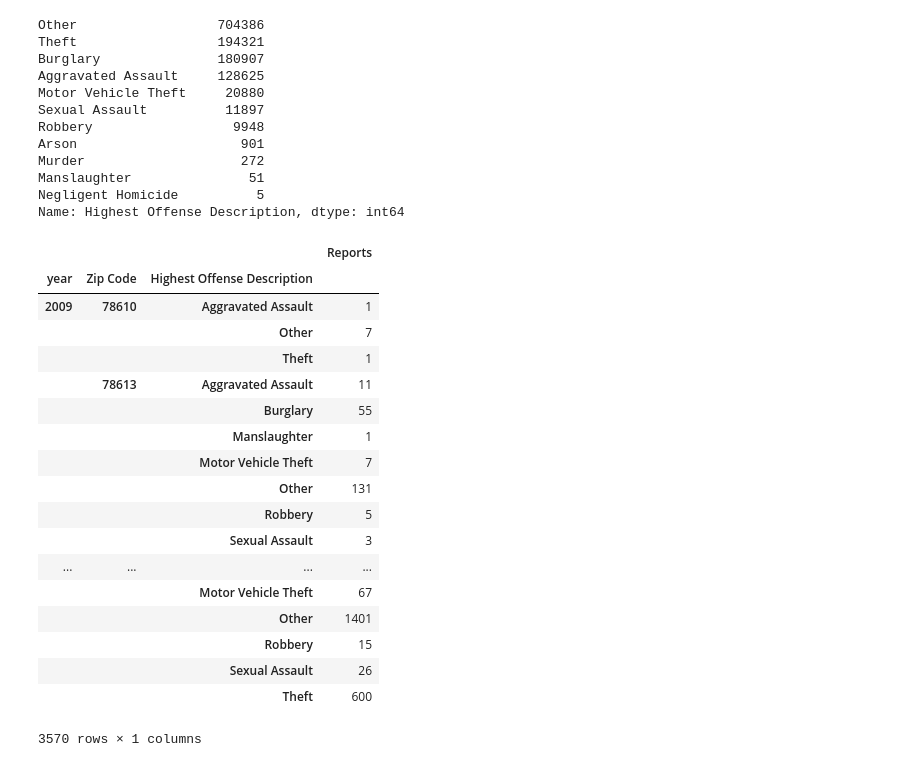
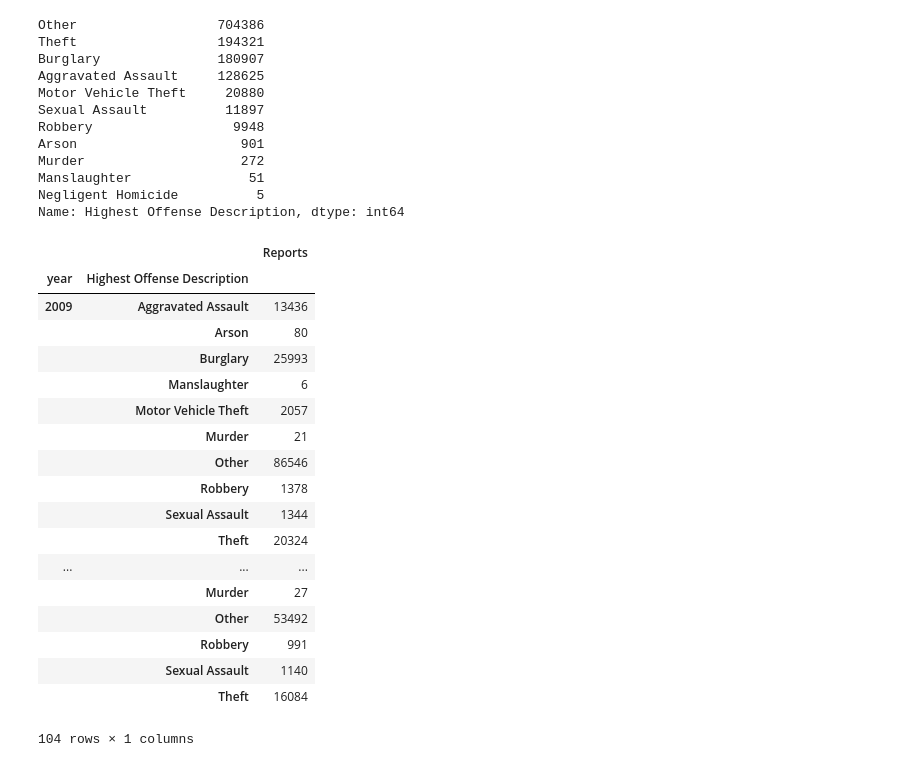
Before and after one commit to AshleyMcGee/atx_crime_analysis, a Jupyter notebook: robert_mcalmon/atx_crime_types.ipynb, the cells around one changed output. Drawn from its saved outputs; the diff is of its cells as text; code cells hidden in the pictures.

Commit message:
Updated atx_crime_types.ipynb to count reports of type per year alone

```diff
--- a/robert_mcalmon/atx_crime_types.ipynb
+++ b/robert_mcalmon/atx_crime_types.ipynb
@@ -430,25 +430,3 @@ Name: Highest Offense Description, dtype: int64
 # %%
 atx_crime_types_df = mdf.groupby(['year', 'Zip Code', 'Highest Offense Description']).count()
 atx_crime_types_df = atx_crime_types_df.rename(columns={'Occurred Date': 'Reports'})
-# %%
-atx_crime_types_df
-# %% [output]
-|  |  |  | Reports |
-| year | Zip Code | Highest Offense Description |  |
-| 2009 | 78610 | Aggravated Assault | 1 |
-|  |  | Other | 7 |
-|  |  | Theft | 1 |
-|  | 78613 | Aggravated Assault | 11 |
-|  |  | Burglary | 55 |
-|  |  | Manslaughter | 1 |
-|  |  | Motor Vehicle Theft | 7 |
-|  |  | Other | 131 |
-|  |  | Robbery | 5 |
-|  |  | Sexual Assault | 3 |
-| ... | ... | ... | ... |
-|  |  | Motor Vehicle Theft | 67 |
-|  |  | Other | 1401 |
-|  |  | Robbery | 15 |
-|  |  | Sexual Assault | 26 |
-|  |  | Theft | 600 |
-3570 rows × 1 columns
@@ -456,0 +433,28 @@ atx_crime_types_df.to_csv('atx_crime_types_2009-2018.csv')
+# %%
+## Now we are collecting number of reports of each type of crime per year
+
+type_years = mdf.groupby(['year', 'Highest Offense Description']).count().drop(labels='Zip Code', axis=1)
+# %%
+type_years = type_years.rename(columns={'Occurred Date': 'Reports'})
+# %%
+type_years
+# %% [output]
+|  |  | Reports |
+| year | Highest Offense Description |  |
+| 2009 | Aggravated Assault | 13436 |
+|  | Arson | 80 |
+|  | Burglary | 25993 |
+|  | Manslaughter | 6 |
+|  | Motor Vehicle Theft | 2057 |
+|  | Murder | 21 |
+|  | Other | 86546 |
+|  | Robbery | 1378 |
+|  | Sexual Assault | 1344 |
+|  | Theft | 20324 |
+| ... | ... | ... |
+|  | Murder | 27 |
+|  | Other | 53492 |
+|  | Robbery | 991 |
+|  | Sexual Assault | 1140 |
+|  | Theft | 16084 |
+104 rows × 1 columns
```
Also changed, not shown: parts of 1 cell of this notebook.
